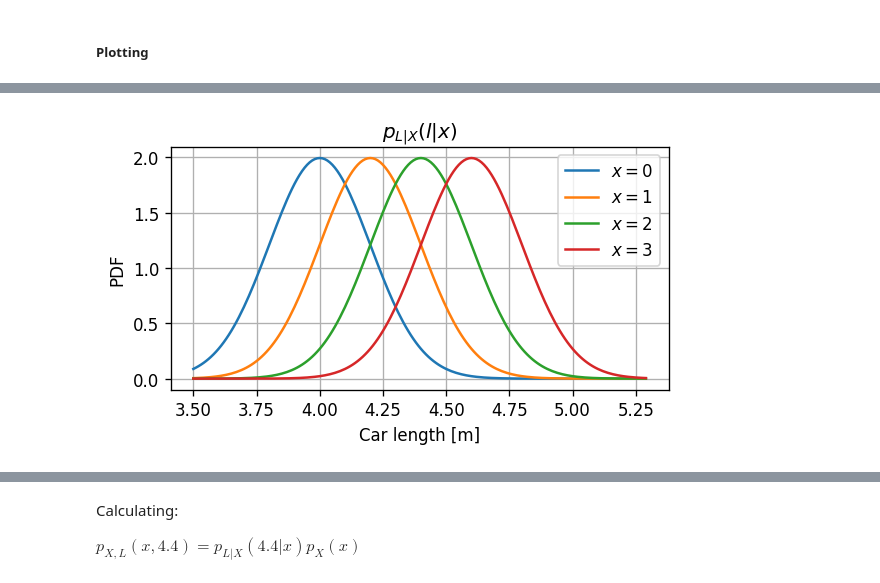
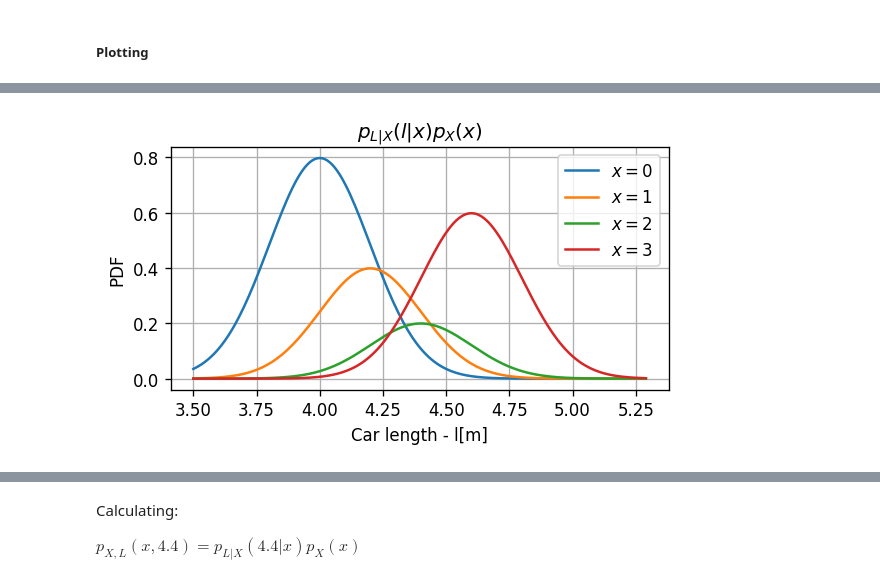
Before and after one commit to technion046195/technion_046195_2020_spring, a Jupyter notebook: _tutorials/tutorial_01/code/intro_to_prob_toy_model.ipynb, the cells around one changed output, grey strips where cells are left out. Saved outputs shown, nothing was run; the diff lists cells and outputs as text; code cells hidden in the pictures.

```diff
--- a/_tutorials/tutorial_01/code/intro_to_prob_toy_model.ipynb
+++ b/_tutorials/tutorial_01/code/intro_to_prob_toy_model.ipynb
@@ -112,11 +124,11 @@ p_l_given_x = [norm(4 + 0.2 * x, sigma) for x in p_x.index]
 # %%
 fig, ax = plt.subplots(figsize=(5, 3))
-ax.set_title(r'$p_{L|X}\left(l|x\right)$')
-for x in p_x.index:
-    ax.plot(length_grid, p_l_given_x[x].pdf(length_grid), label='$x={}$'.format(x));
-ax.set_xlabel('Car length [m]')
+ax.set_title(r'$p_{L|X}\left(l|x\right)p_X\left(x\right)$')
+for x in  p_x.index:
+    ax.plot(length_grid, p_l_given_x[x].pdf(length_grid) * p_x[x], label='$x={}$'.format(x));
+ax.set_xlabel('Car length - l[m]')
 ax.set_ylabel('PDF')
 ax.legend()
 plt.tight_layout()
 # %% [output]
-[figure, old version]
+[figure, new version]
```
Also changed, not shown: parts of 6 cells of this notebook, 35 other files.
